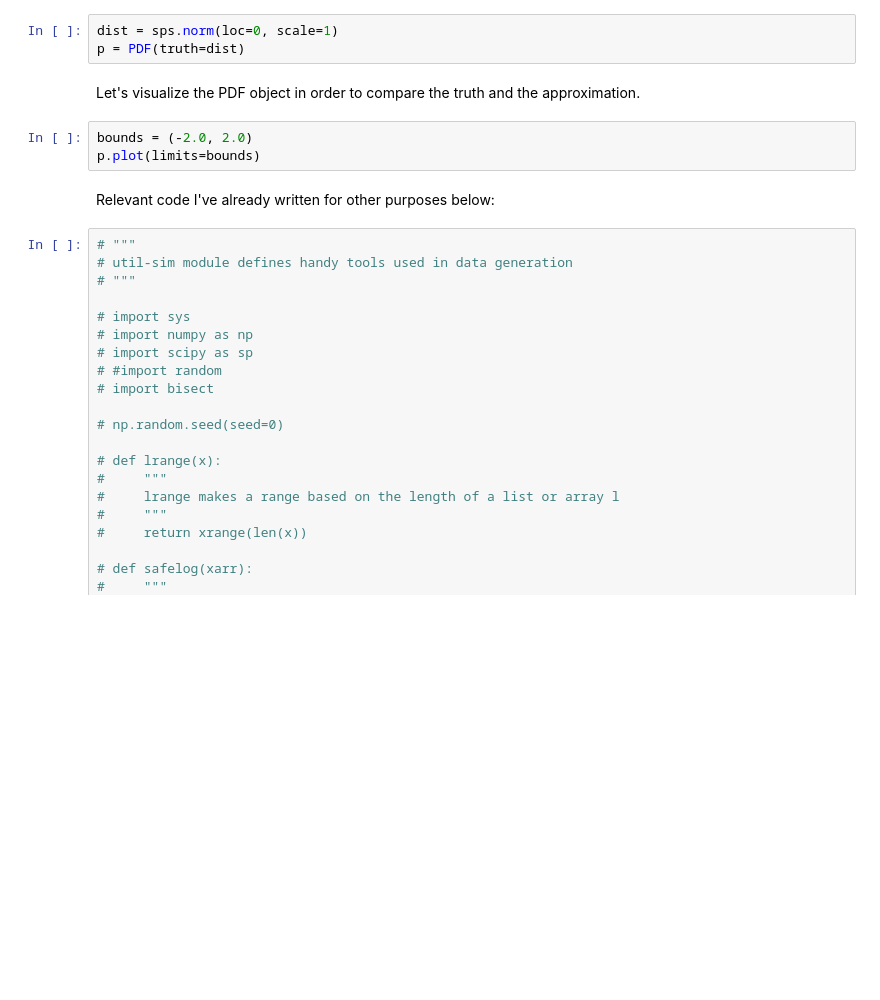
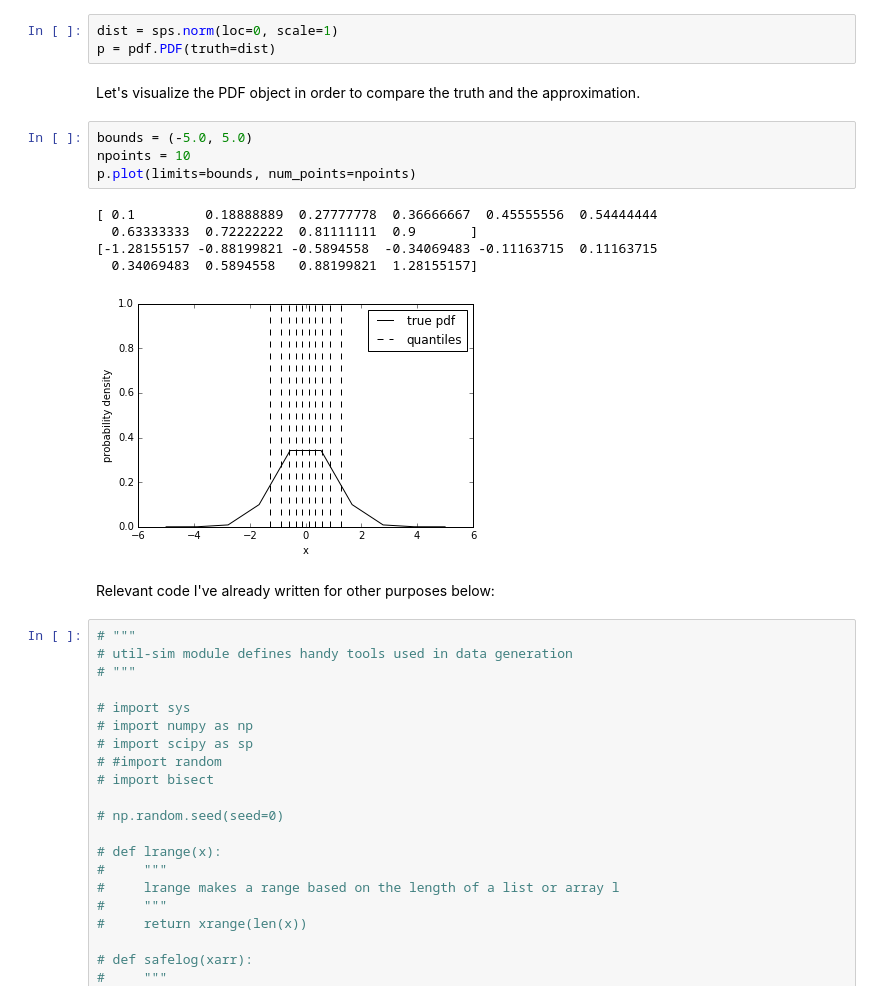
Before and after one commit to aimalz/qp, a Jupyter notebook: demo.ipynb, the cells around one changed output. Drawn from its saved outputs; the diff is of its cells as text; blank space fills up the shorter version.

```diff
--- a/demo.ipynb
+++ b/demo.ipynb
@@ -59,12 +58,19 @@ This is the basic element of `qp` - an object representing a probability density
 Let's summon a PDF object, and initialize it with a standard functiom - a Gaussian.
 # %%
 dist = sps.norm(loc=0, scale=1)
-p = PDF(truth=dist)
+p = pdf.PDF(truth=dist)
 # %% [markdown]
 Let's visualize the PDF object in order to compare the truth and the approximation.
 # %%
-bounds = (-2.0, 2.0)
-p.plot(limits=bounds)
+bounds = (-5.0, 5.0)
+npoints = 10
+p.plot(limits=bounds, num_points=npoints)
+# %% [output]
+[ 0.1         0.18888889  0.27777778  0.36666667  0.45555556  0.54444444
+  0.63333333  0.72222222  0.81111111  0.9       ]
+[-1.28155157 -0.88199821 -0.5894558  -0.34069483 -0.11163715  0.11163715
+  0.34069483  0.5894558   0.88199821  1.28155157]
+[figure, added]
 # %% [markdown]
 Relevant code I've already written for other purposes below:
 # %%
```
Also changed, not shown: parts of 1 cell of this notebook, 1 other file.
